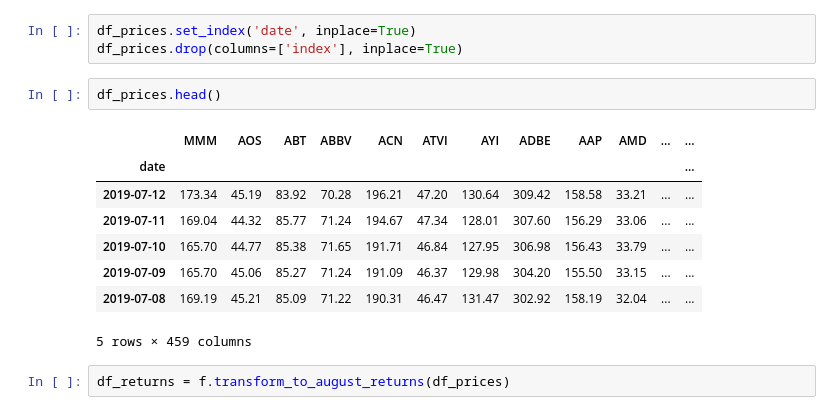
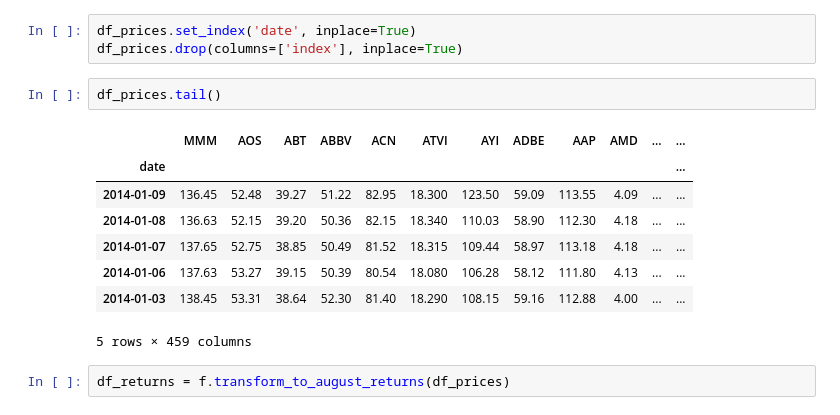
Before and after one commit to matt8955/mod-3-project, a Jupyter notebook: data_transformation.ipynb, the cells around one changed output. Drawn from its saved outputs; the diff is of its cells as text.

```diff
--- a/data_transformation.ipynb
+++ b/data_transformation.ipynb
@@ -21,15 +20,15 @@ calculate 8 month percentagre change in price from jan
 df_prices.set_index('date', inplace=True)
 df_prices.drop(columns=['index'], inplace=True)
 # %%
-df_prices.head()
+df_prices.tail()
 # %% [output]
 |  | MMM | AOS | ABT | ABBV | ACN | ATVI | AYI | ADBE | AAP | AMD | ... | ... |
 | date |  |  |  |  |  |  |  |  |  |  |  | ... |
-| 2019-07-12 | 173.34 | 45.19 | 83.92 | 70.28 | 196.21 | 47.20 | 130.64 | 309.42 | 158.58 | 33.21 | ... | ... |
-| 2019-07-11 | 169.04 | 44.32 | 85.77 | 71.24 | 194.67 | 47.34 | 128.01 | 307.60 | 156.29 | 33.06 | ... | ... |
-| 2019-07-10 | 165.70 | 44.77 | 85.38 | 71.65 | 191.71 | 46.84 | 127.95 | 306.98 | 156.43 | 33.79 | ... | ... |
-| 2019-07-09 | 165.70 | 45.06 | 85.27 | 71.24 | 191.09 | 46.37 | 129.98 | 304.20 | 155.50 | 33.15 | ... | ... |
-| 2019-07-08 | 169.19 | 45.21 | 85.09 | 71.22 | 190.31 | 46.47 | 131.47 | 302.92 | 158.19 | 32.04 | ... | ... |
+| 2014-01-09 | 136.45 | 52.48 | 39.27 | 51.22 | 82.95 | 18.300 | 123.50 | 59.09 | 113.55 | 4.09 | ... | ... |
+| 2014-01-08 | 136.63 | 52.15 | 39.20 | 50.36 | 82.15 | 18.340 | 110.03 | 58.90 | 112.30 | 4.18 | ... | ... |
+| 2014-01-07 | 137.65 | 52.75 | 38.85 | 50.49 | 81.52 | 18.315 | 109.44 | 58.97 | 113.18 | 4.18 | ... | ... |
+| 2014-01-06 | 137.63 | 53.27 | 39.15 | 50.39 | 80.54 | 18.080 | 106.28 | 58.12 | 111.80 | 4.13 | ... | ... |
+| 2014-01-03 | 138.45 | 53.31 | 38.64 | 52.30 | 81.40 | 18.290 | 108.15 | 59.16 | 112.88 | 4.00 | ... | ... |
 5 rows × 459 columns
 # %%
 df_returns = f.transform_to_august_returns(df_prices)
```
Also changed, not shown: parts of 19 cells of this notebook, 4 other files.
